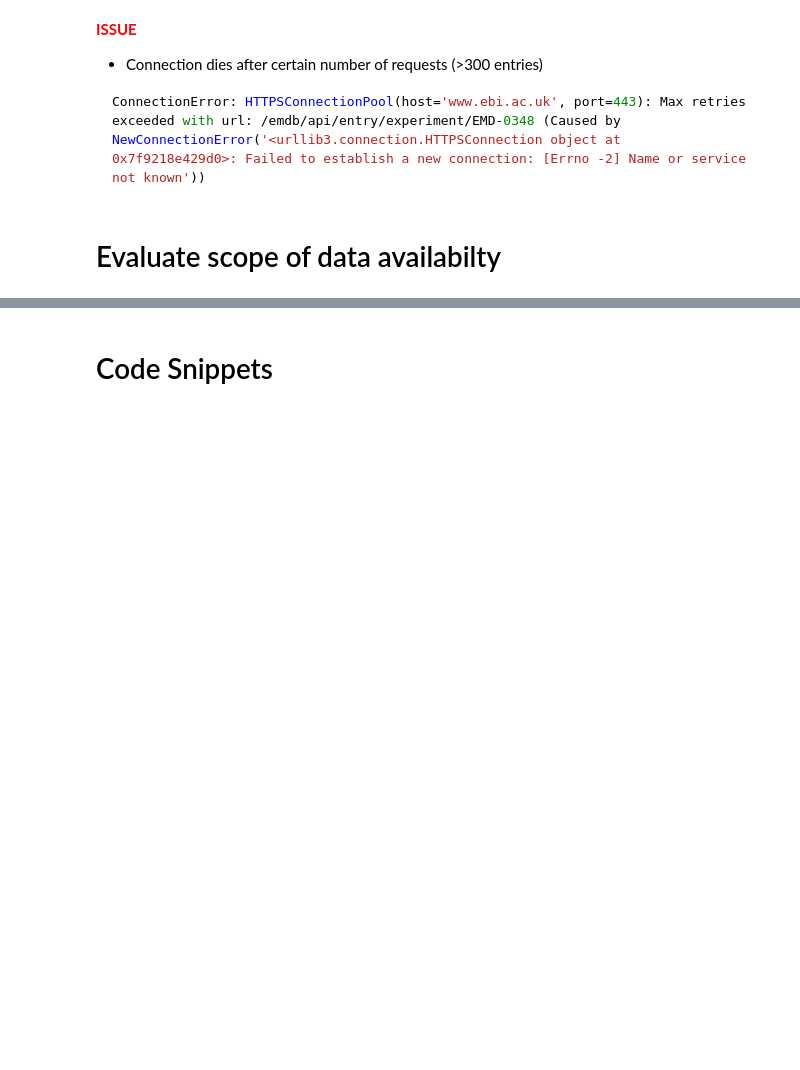
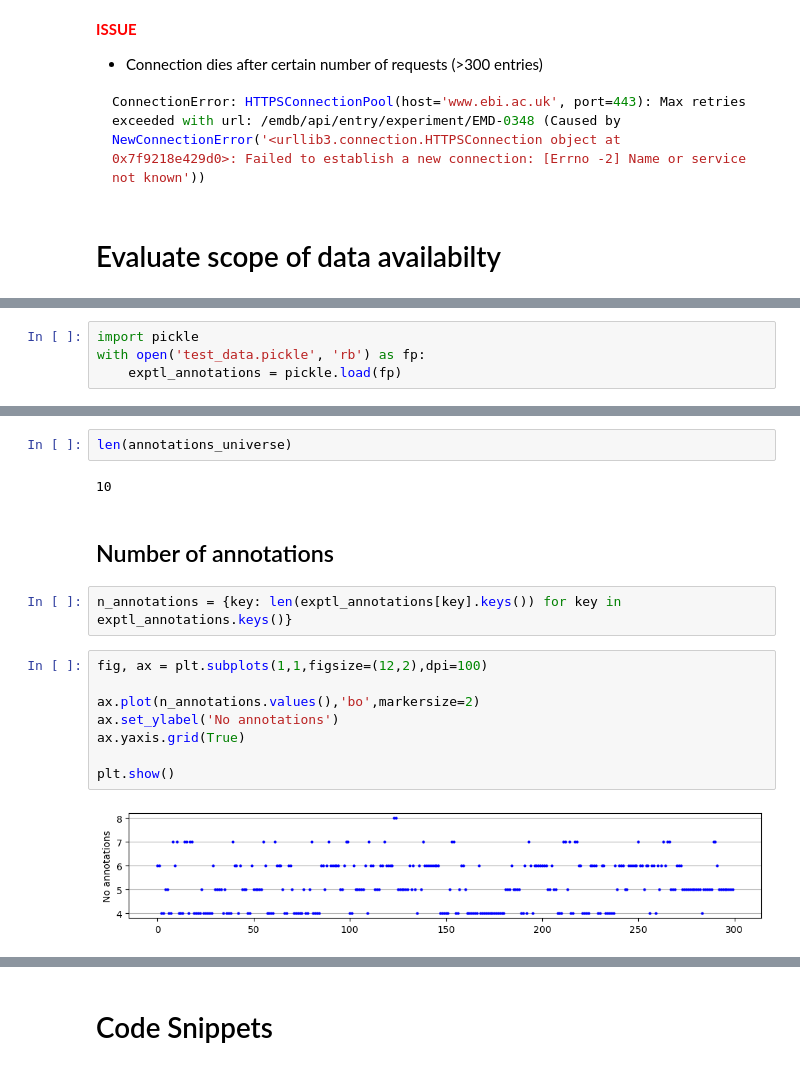
Before and after one commit to broncio123/cryodb, a Jupyter notebook: Notebook1.ipynb, the cells around one changed output, grey strips where cells are left out. Drawn from its saved outputs; the diff is of its cells as text; blank space fills up the shorter version.

Commit message:
preliminary exploratory analysis of explt annotation test set

```diff
--- a/Notebook1.ipynb
+++ b/Notebook1.ipynb
@@ -129,0 +134,4 @@ ConnectionError: HTTPSConnectionPool(host='www.ebi.ac.uk', port=443): Max retrie
+# %%
+import pickle
+with open('test_data.pickle', 'rb') as fp:
+    exptl_annotations = pickle.load(fp)
@@ -129,0 +158,18 @@ ConnectionError: HTTPSConnectionPool(host='www.ebi.ac.uk', port=443): Max retrie
+# %%
+len(annotations_universe)
+# %% [output]
+10
+# %% [markdown]
+## Number of annotations
+# %%
+n_annotations = {key: len(exptl_annotations[key].keys()) for key in exptl_annotations.keys()}
+# %%
+fig, ax = plt.subplots(1,1,figsize=(12,2),dpi=100)
+
+ax.plot(n_annotations.values(),'bo',markersize=2)
+ax.set_ylabel('No annotations')
+ax.yaxis.grid(True)
+
+plt.show()
+# %% [output]
+[figure, added]
```
Also changed, not shown: parts of 23 cells of this notebook.
